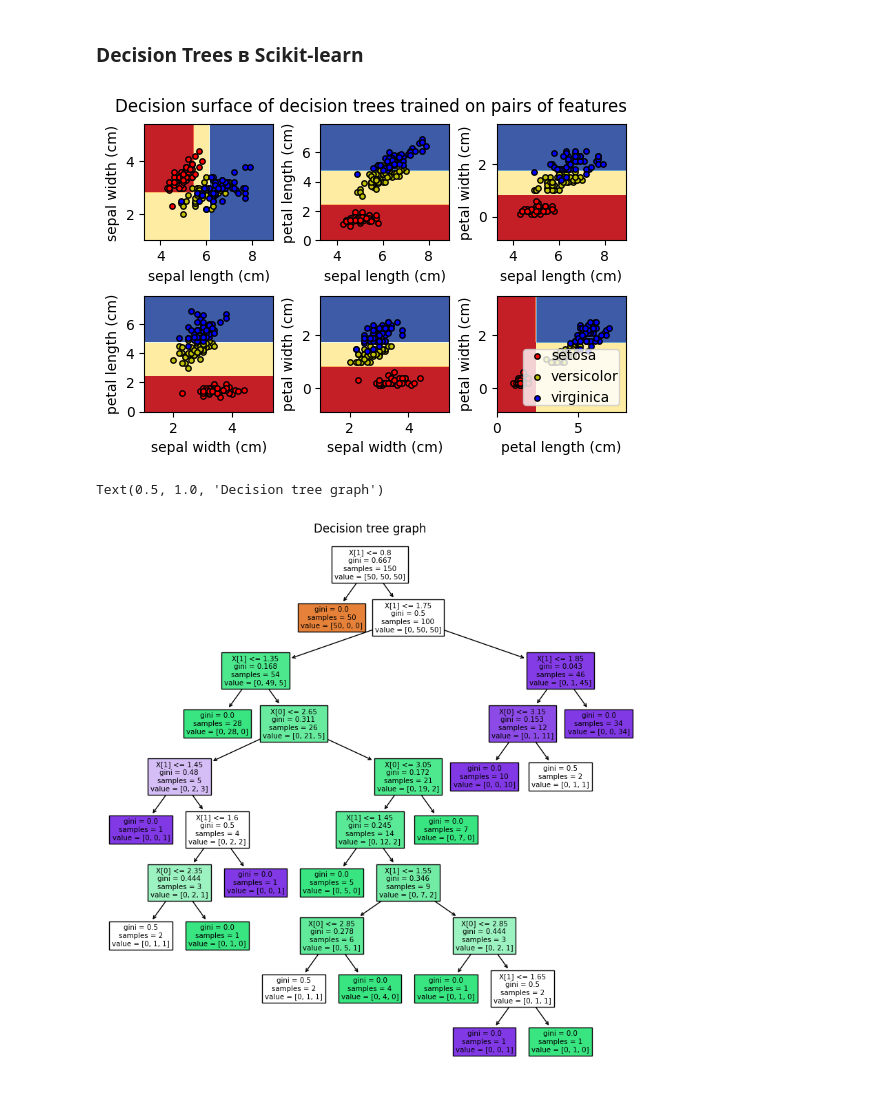
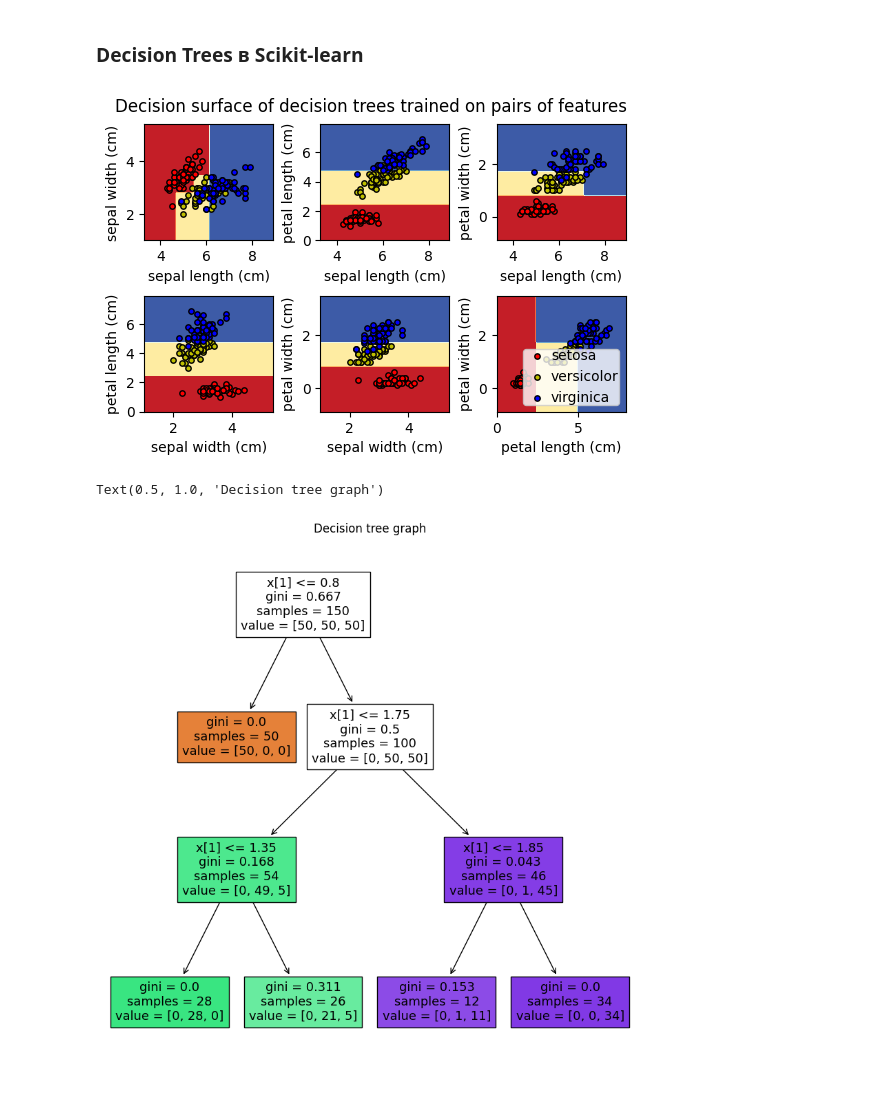
Before and after one commit to DobryVecher1/ml-phys-vsu, a Jupyter notebook: in-class/10_decision_trees.ipynb, the cells around one changed output. Drawn from its saved outputs; the diff is of its cells as text; code cells hidden in the pictures.

```diff
--- a/in-class/10_decision_trees.ipynb
+++ b/in-class/10_decision_trees.ipynb
@@ -142,7 +142,7 @@ for pairidx, pair in enumerate([[0, 1], [0, 2], [0, 3], [1, 2], [1, 3], [2, 3]])
     y = iris.target
 
     # Train
-    clf = DecisionTreeClassifier(max_depth=2).fit(X, y)
+    clf = DecisionTreeClassifier(max_depth=3).fit(X, y)
     # Визуализация
     plot_decision_bnd(X, y)
 
@@ -152,19 +152,19 @@ plt.suptitle("Decision surface of decision trees trained on pairs of features")
 plt.legend(loc="lower right", borderpad=0, handletextpad=0)
 _ = plt.axis("tight")
 # %% [output]
-[figure, old version]
+[figure, new version]
 # %%
 from sklearn.tree import plot_tree
 
 X = iris.data[:, [1, 3]]
 y = iris.target
 plt.figure(figsize=(10,10))
-clf = DecisionTreeClassifier().fit(X, y)
+clf = DecisionTreeClassifier(max_depth=3).fit(X, y)
 plot_tree(clf, filled=True)
 plt.title("Decision tree graph")
 # %% [output]
 Text(0.5, 1.0, 'Decision tree graph')
-[figure, old version]
+[figure, new version]
 # %%
 plt.figure(figsize=(15,12))
 plot_decision_bnd(X, y)
```
Also changed, not shown: parts of 4 cells of this notebook, 3 other files.
